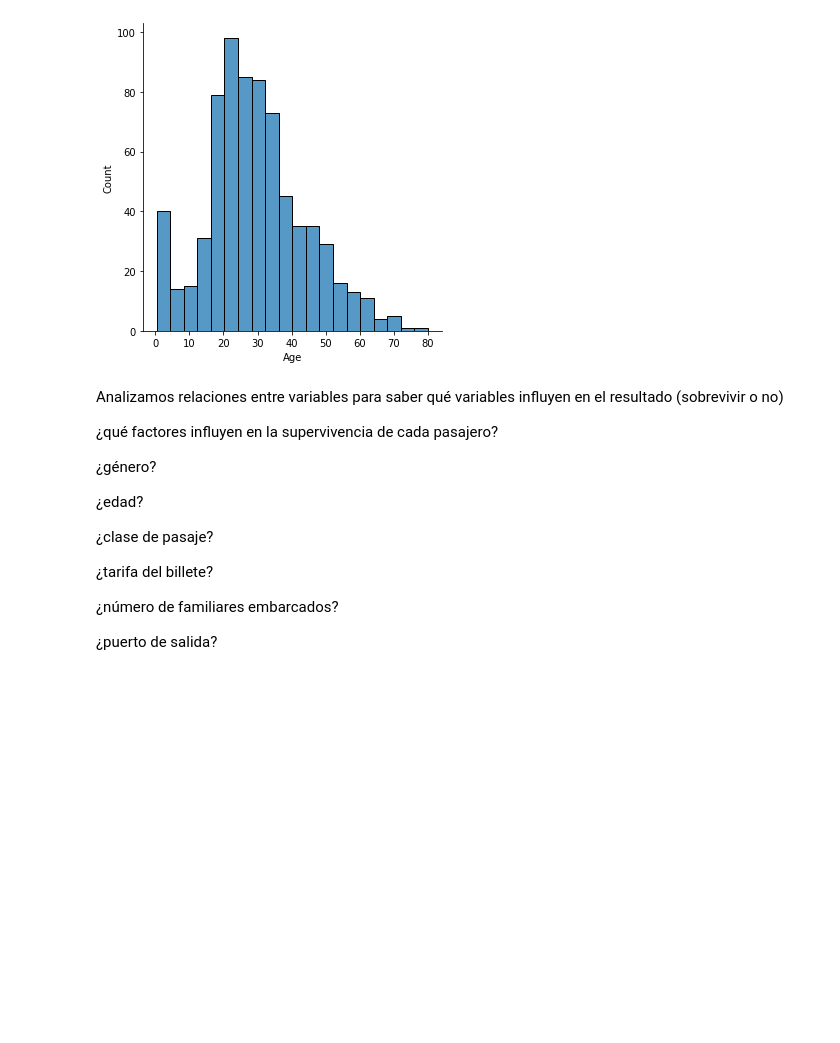
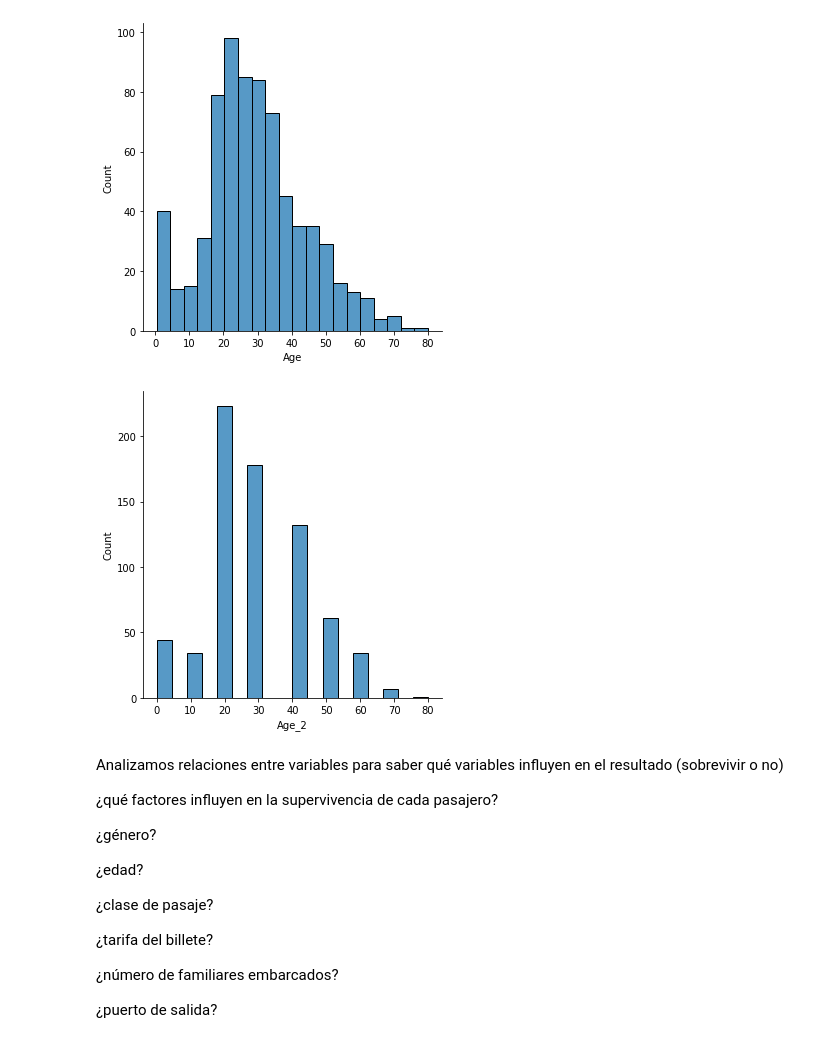
Before and after one commit to wilmerod/Curso-de-introduccion-a-Big-Data-Parte-2-nov2021, a Jupyter notebook: EDA_Titanic.ipynb, the cells around one changed output. Drawn from its saved outputs; the diff is of its cells as text; code cells hidden in the pictures; blank space fills up the shorter version.

```diff
--- a/EDA_Titanic.ipynb
+++ b/EDA_Titanic.ipynb
@@ -249,0 +265,3 @@ Name: Embarked, dtype: int64
+# %%
+train_data['Age_2']=train_data['Age'].apply(lambda x: 10*round(x/10,0))
+train_data['Age_2'].value_counts()
@@ -288,6 +357,11 @@ sns.displot(data=train_data, x="Age")
 plt.show()
 # %% [output]
 [figure]
+# %%
+sns.displot(data=train_data, x="Age_2")
+plt.show()
+# %% [output]
+[figure, added]
 # %% [markdown]
 Analizamos relaciones entre variables para saber qué variables influyen en el resultado (sobrevivir o no)
 
```
Also changed, not shown: parts of 17 cells of this notebook.
